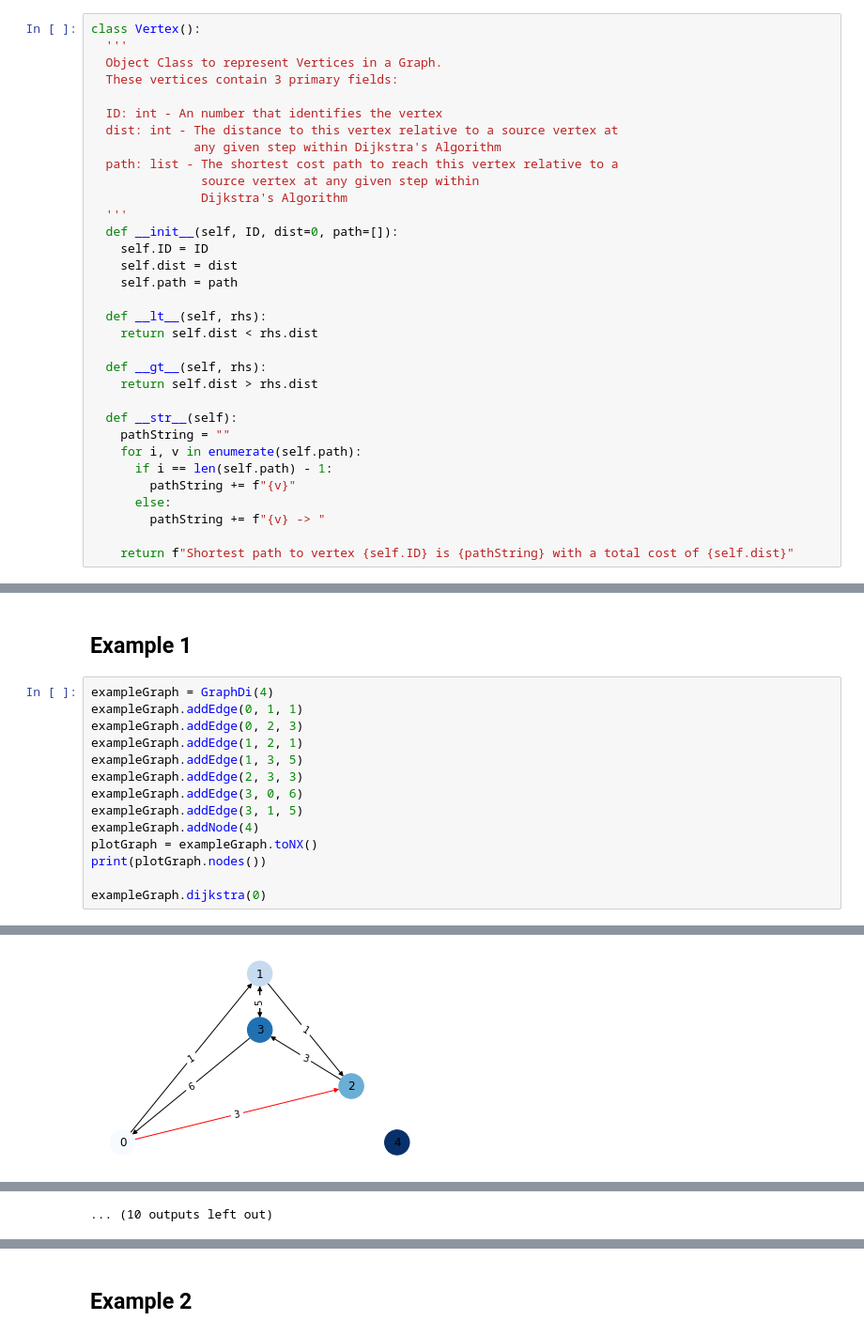
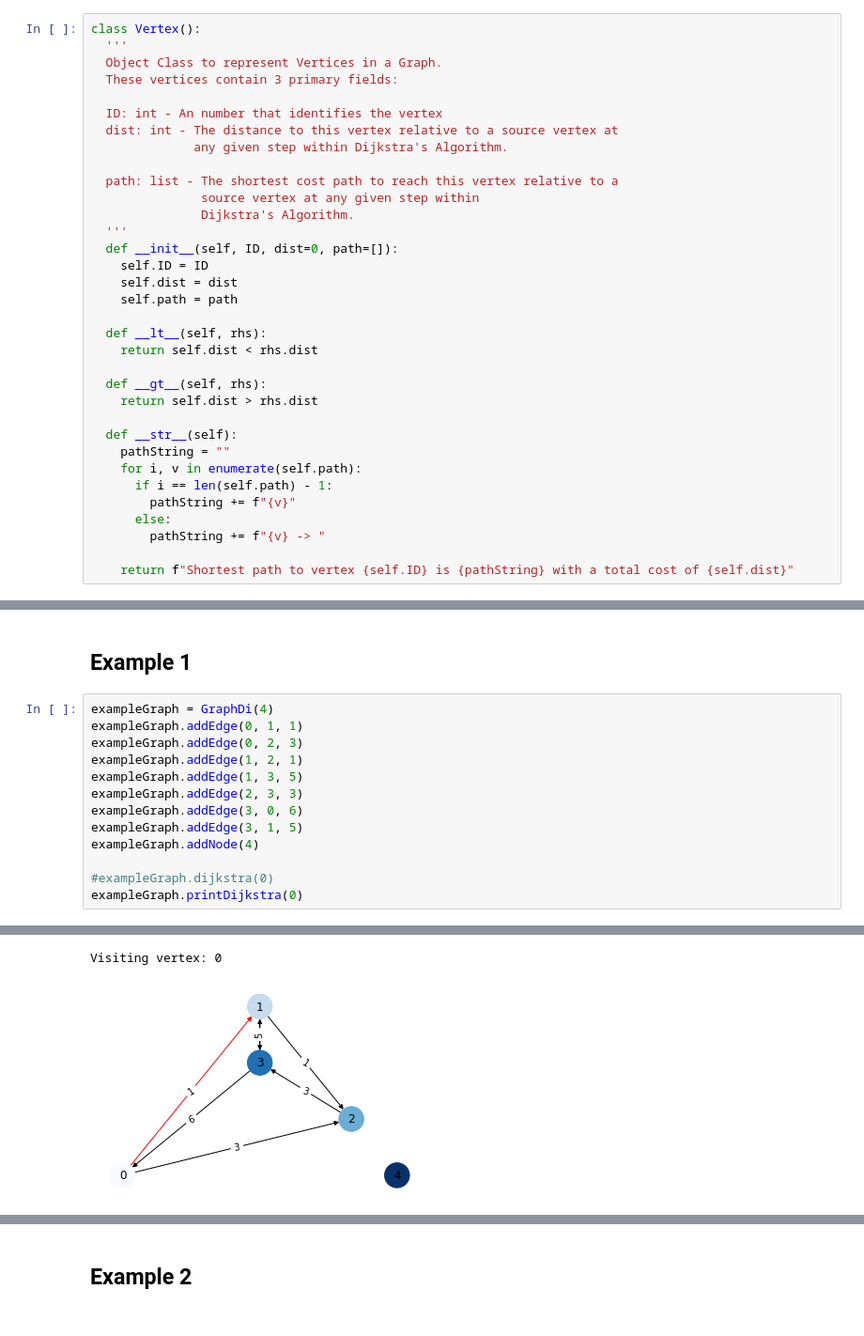
Before and after one commit to RaphGG/tool-playground, a Jupyter notebook: jupyter-lab/dijkstra.ipynb, the cells around one changed output, grey strips where cells are left out. Shown at 94% size. Cells and saved outputs as stored; diff of their text form.

```diff
--- a/jupyter-lab/dijkstra.ipynb
+++ b/jupyter-lab/dijkstra.ipynb
@@ -167,10 +166,11 @@ class Vertex():
 
   ID: int - An number that identifies the vertex
   dist: int - The distance to this vertex relative to a source vertex at
-              any given step within Dijkstra's Algorithm
+              any given step within Dijkstra's Algorithm.
+
   path: list - The shortest cost path to reach this vertex relative to a
                source vertex at any given step within
-               Dijkstra's Algorithm
+               Dijkstra's Algorithm.
   '''
   def __init__(self, ID, dist=0, path=[]):
     self.ID = ID
@@ -401,8 +493,7 @@ exampleGraph.addEdge(2, 3, 3)
 exampleGraph.addEdge(3, 0, 6)
 exampleGraph.addEdge(3, 1, 5)
 exampleGraph.addNode(4)
-plotGraph = exampleGraph.toNX()
-print(plotGraph.nodes())
 
-exampleGraph.dijkstra(0)
+#exampleGraph.dijkstra(0)
+exampleGraph.printDijkstra(0)
 # %% [output]
@@ -420,4 +510,5 @@ VISITING VERTEX 0:
+Visiting vertex: 0
-[figure, old version]
+[figure, new version]
 |  | dist/cost |
 | vertex |  |
 | 0 | 0.0 |
@@ -446 +528,0 @@ VISITING VERTEX 2:
-... (10 outputs left out)
```
Also changed, not shown: parts of 5 cells of this notebook, 1 other file.
